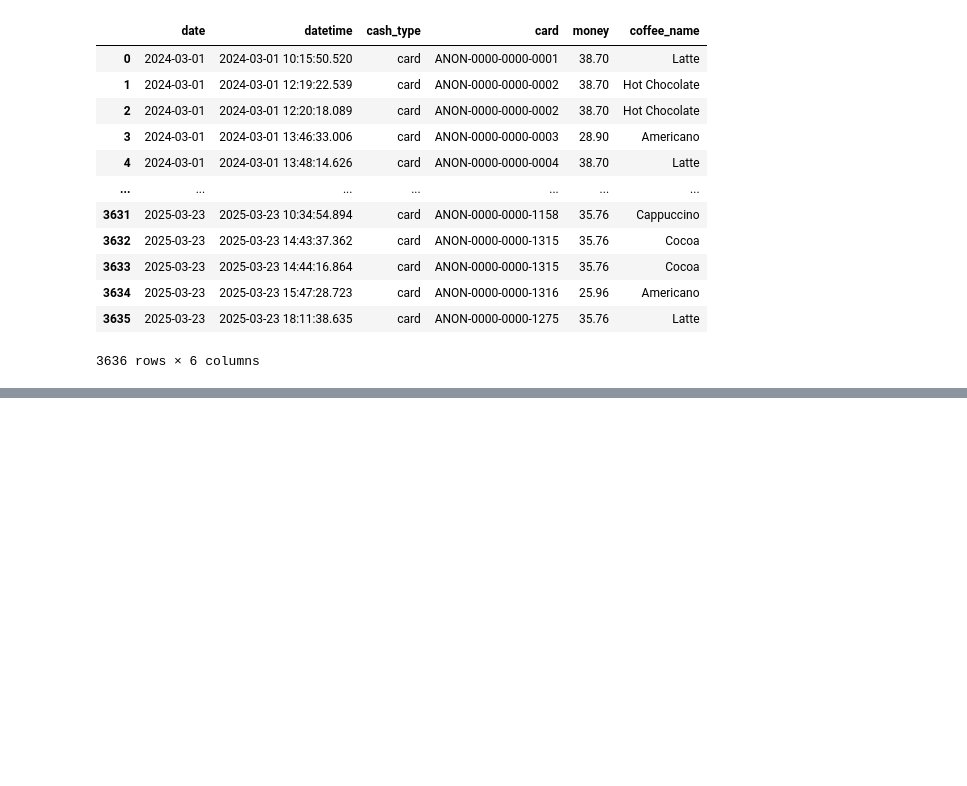
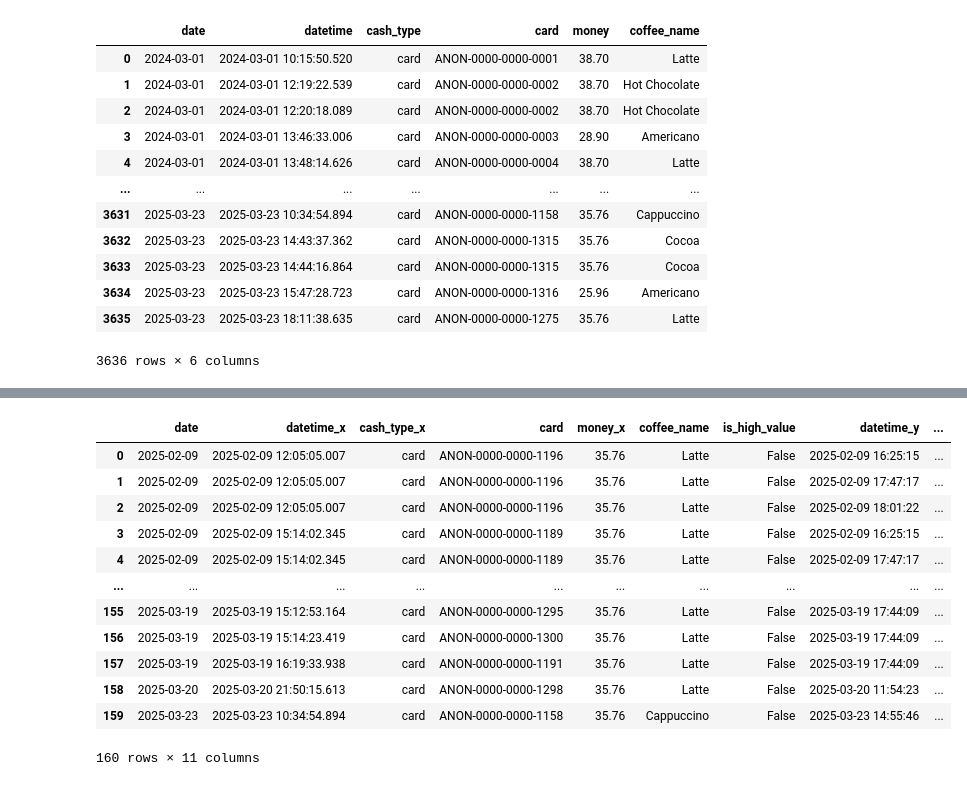
Before and after one commit to eThird/Da-practice, a Jupyter notebook: Notebooks/Untitled.ipynb, the cells around one changed output, grey strips where cells are left out. Drawn from its saved outputs; the diff is of its cells as text; code cells hidden in the pictures; blank space fills up the shorter version.

```diff
--- a/Notebooks/Untitled.ipynb
+++ b/Notebooks/Untitled.ipynb
@@ -146,0 +217,3 @@ df1.fillna(df1['money'].mean())
+# %%
+df1['is_high_value']= df1['money']>300
+df1['is_high_value']
@@ -146,0 +233,22 @@ df1.fillna(df1['money'].mean())
+# %%
+#try8ing to do innewr join
+
+
+df2[['date','datetime']]=df2[['date','datetime']].apply(pd.to_datetime)
+new_cofee_Dataset=pd.merge(df1,df2, on=['date','coffee_name'], how='inner', indicator=True)
+# %%
+new_cofee_Dataset
+# %% [output]
+|  | date | datetime_x | cash_type_x | card | money_x | coffee_name | is_high_value | datetime_y | ... |
+| 0 | 2025-02-09 | 2025-02-09 12:05:05.007 | card | ANON-0000-0000-1196 | 35.76 | Latte | False | 2025-02-09 16:25:15 | ... |
+| 1 | 2025-02-09 | 2025-02-09 12:05:05.007 | card | ANON-0000-0000-1196 | 35.76 | Latte | False | 2025-02-09 17:47:17 | ... |
+| 2 | 2025-02-09 | 2025-02-09 12:05:05.007 | card | ANON-0000-0000-1196 | 35.76 | Latte | False | 2025-02-09 18:01:22 | ... |
+| 3 | 2025-02-09 | 2025-02-09 15:14:02.345 | card | ANON-0000-0000-1189 | 35.76 | Latte | False | 2025-02-09 16:25:15 | ... |
+| 4 | 2025-02-09 | 2025-02-09 15:14:02.345 | card | ANON-0000-0000-1189 | 35.76 | Latte | False | 2025-02-09 17:47:17 | ... |
+| ... | ... | ... | ... | ... | ... | ... | ... | ... | ... |
+| 155 | 2025-03-19 | 2025-03-19 15:12:53.164 | card | ANON-0000-0000-1295 | 35.76 | Latte | False | 2025-03-19 17:44:09 | ... |
+| 156 | 2025-03-19 | 2025-03-19 15:14:23.419 | card | ANON-0000-0000-1300 | 35.76 | Latte | False | 2025-03-19 17:44:09 | ... |
+| 157 | 2025-03-19 | 2025-03-19 16:19:33.938 | card | ANON-0000-0000-1191 | 35.76 | Latte | False | 2025-03-19 17:44:09 | ... |
+| 158 | 2025-03-20 | 2025-03-20 21:50:15.613 | card | ANON-0000-0000-1298 | 35.76 | Latte | False | 2025-03-20 11:54:23 | ... |
+| 159 | 2025-03-23 | 2025-03-23 10:34:54.894 | card | ANON-0000-0000-1158 | 35.76 | Cappuccino | False | 2025-03-23 14:55:46 | ... |
+160 rows × 11 columns
```
Also changed, not shown: parts of 22 cells of this notebook.
